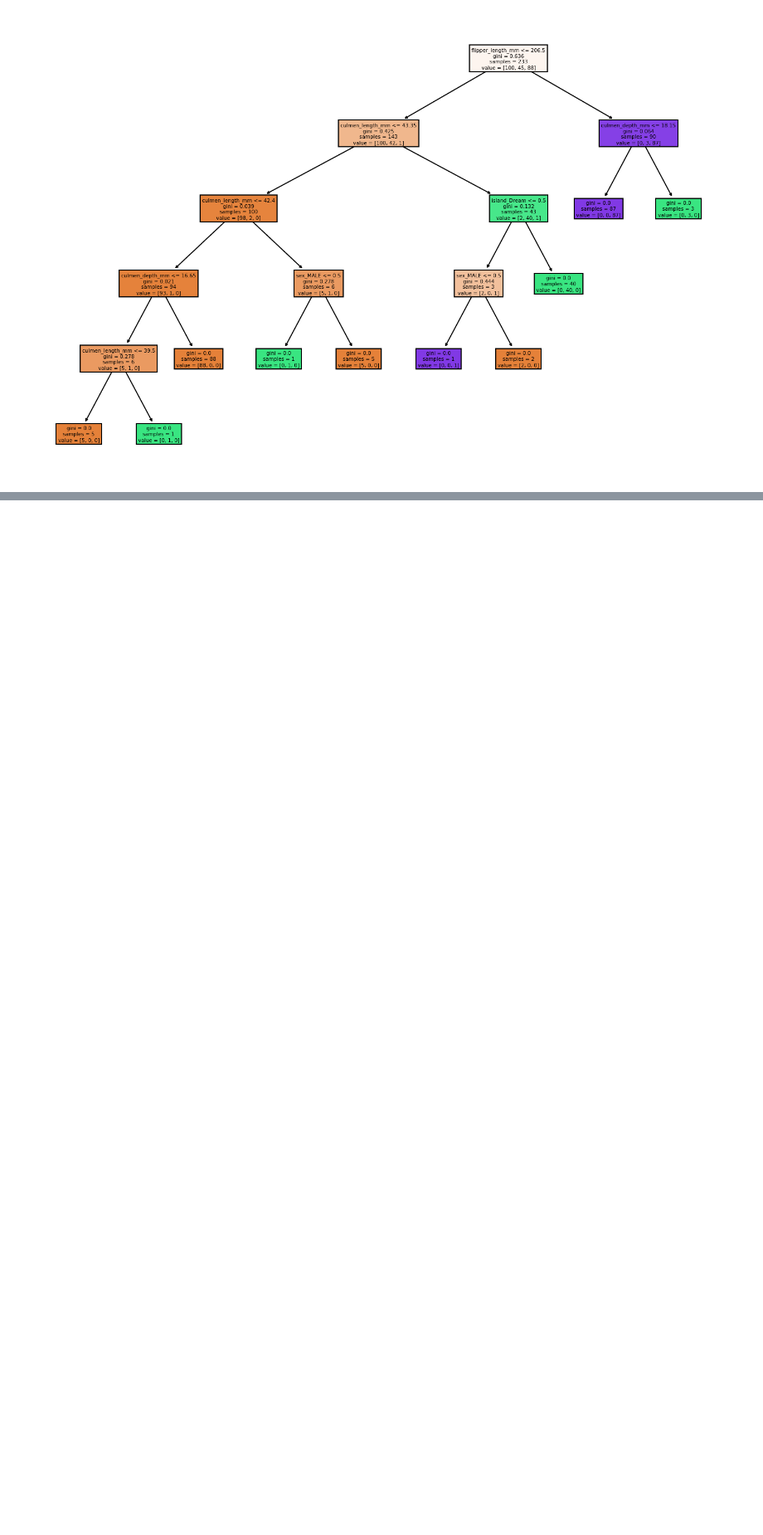
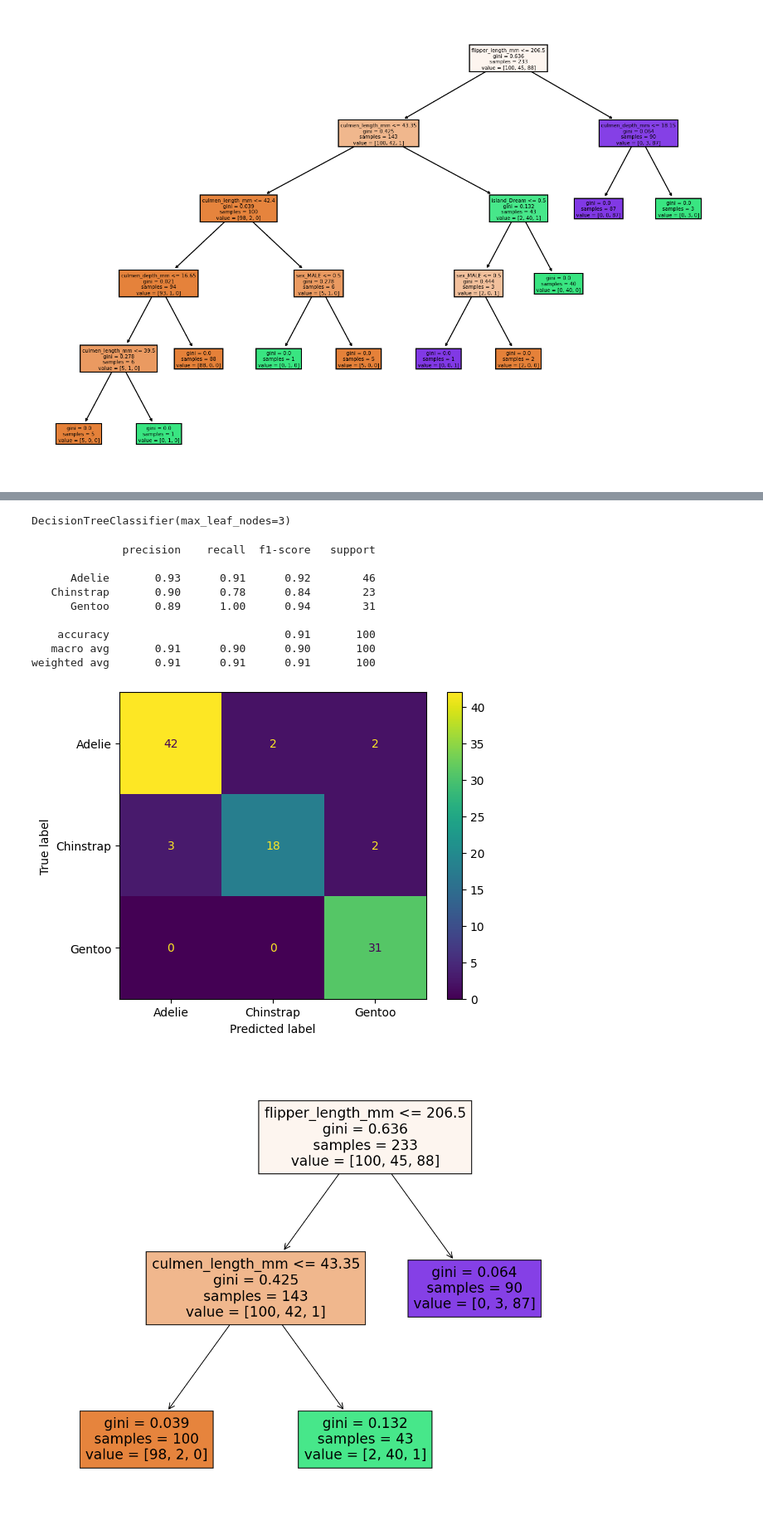
Before and after one commit to aslanok/machineLearningProjects, a Jupyter notebook: decisionTreeProblems/decisionTree.ipynb, the cells around one changed output, grey strips where cells are left out. Shown at 83% size. Saved outputs shown, nothing was run; the diff lists cells and outputs as text; code cells hidden in the pictures; blank space fills up the shorter version.

```diff
--- a/decisionTreeProblems/decisionTree.ipynb
+++ b/decisionTreeProblems/decisionTree.ipynb
@@ -210,0 +234,19 @@ def model_result(model):
+# %%
+lessLeaf = DecisionTreeClassifier(max_leaf_nodes=3)
+lessLeaf.fit(X_train, y_train)
+# %% [output]
+DecisionTreeClassifier(max_leaf_nodes=3)
+# %%
+model_result(lessLeaf)
+# %% [output]
+              precision    recall  f1-score   support
+
+      Adelie       0.93      0.91      0.92        46
+   Chinstrap       0.90      0.78      0.84        23
+      Gentoo       0.89      1.00      0.94        31
+
+    accuracy                           0.91       100
+   macro avg       0.91      0.90      0.90       100
+weighted avg       0.91      0.91      0.91       100
+[figure, added]
+[figure, added]
```
Also changed, not shown: parts of 7 cells of this notebook, 7 other files.
